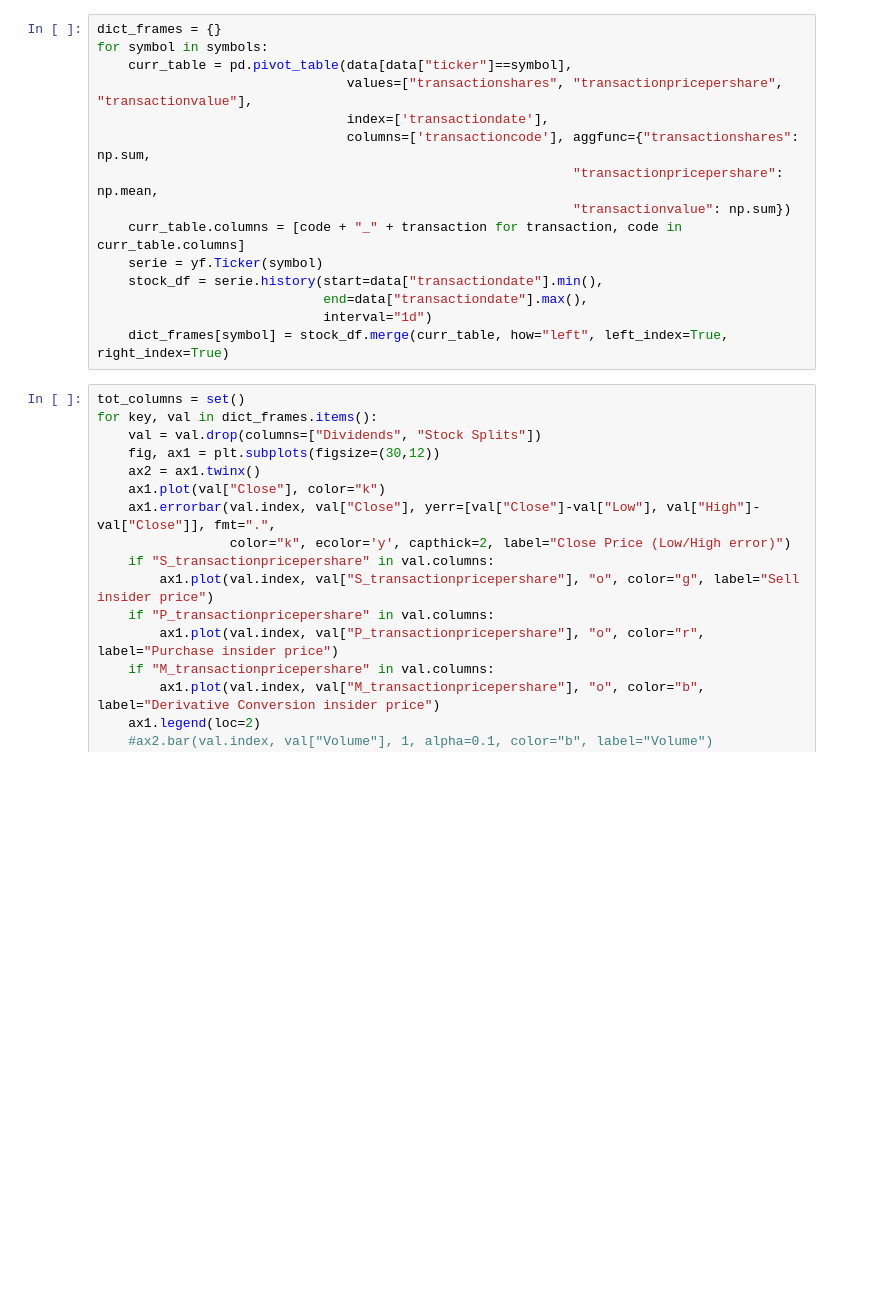
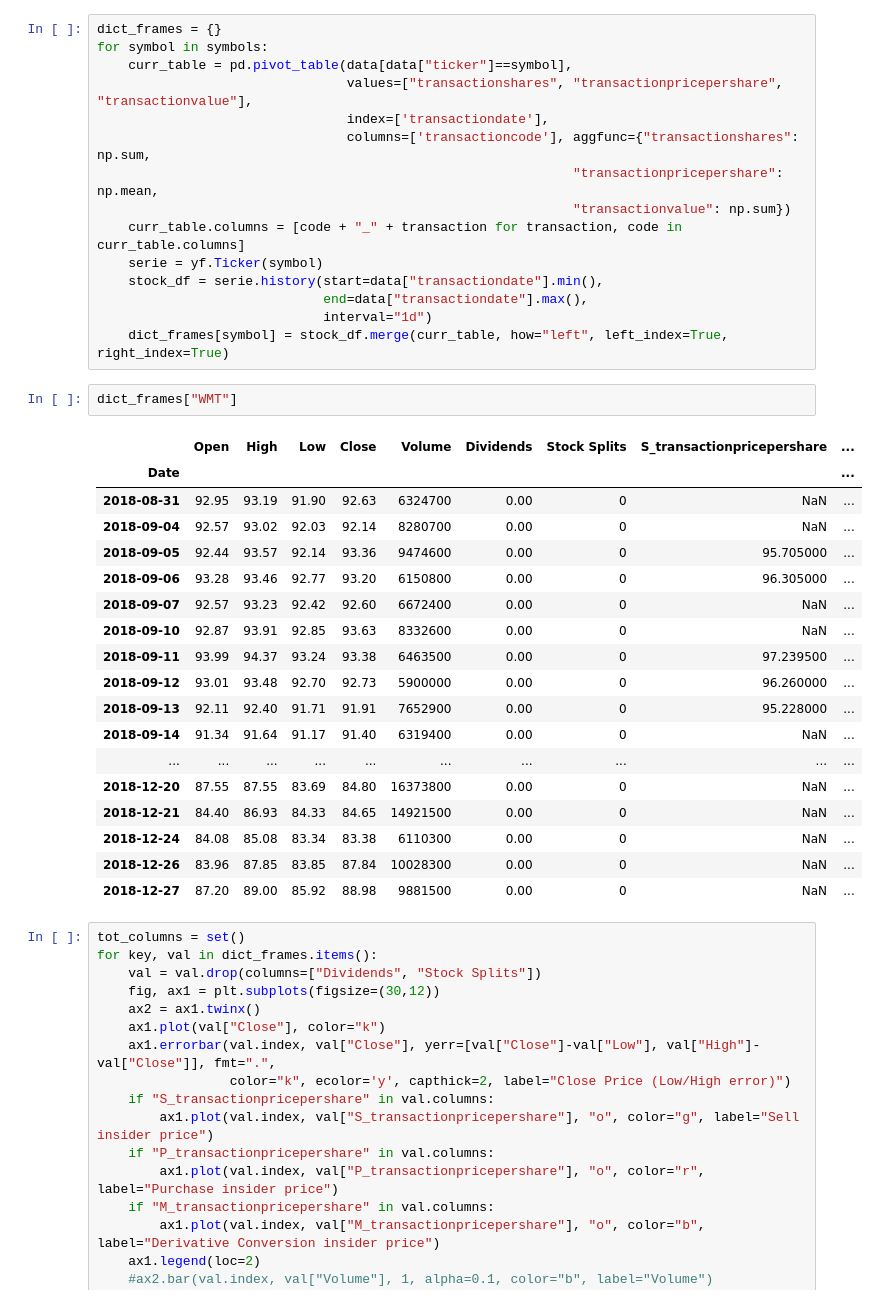
Before and after one commit to factoredai/insiderTradingAPI_v1, a Jupyter notebook: notebooks/insider_quandl.ipynb, the cells around one changed output. Drawn from its saved outputs; the diff is of its cells as text; blank space fills up the shorter version.

```diff
--- a/notebooks/insider_quandl.ipynb
+++ b/notebooks/insider_quandl.ipynb
@@ -145,6 +145,27 @@ for symbol in symbols:
                              end=data["transactiondate"].max(),
                              interval="1d")
     dict_frames[symbol] = stock_df.merge(curr_table, how="left", left_index=True, right_index=True)
+# %%
+dict_frames["WMT"]
+# %% [output]
+|  | Open | High | Low | Close | Volume | Dividends | Stock Splits | S_transactionpricepershare | ... |
+| Date |  |  |  |  |  |  |  |  | ... |
+| 2018-08-31 | 92.95 | 93.19 | 91.90 | 92.63 | 6324700 | 0.00 | 0 | NaN | ... |
+| 2018-09-04 | 92.57 | 93.02 | 92.03 | 92.14 | 8280700 | 0.00 | 0 | NaN | ... |
+| 2018-09-05 | 92.44 | 93.57 | 92.14 | 93.36 | 9474600 | 0.00 | 0 | 95.705000 | ... |
+| 2018-09-06 | 93.28 | 93.46 | 92.77 | 93.20 | 6150800 | 0.00 | 0 | 96.305000 | ... |
+| 2018-09-07 | 92.57 | 93.23 | 92.42 | 92.60 | 6672400 | 0.00 | 0 | NaN | ... |
+| 2018-09-10 | 92.87 | 93.91 | 92.85 | 93.63 | 8332600 | 0.00 | 0 | NaN | ... |
+| 2018-09-11 | 93.99 | 94.37 | 93.24 | 93.38 | 6463500 | 0.00 | 0 | 97.239500 | ... |
+| 2018-09-12 | 93.01 | 93.48 | 92.70 | 92.73 | 5900000 | 0.00 | 0 | 96.260000 | ... |
+| 2018-09-13 | 92.11 | 92.40 | 91.71 | 91.91 | 7652900 | 0.00 | 0 | 95.228000 | ... |
+| 2018-09-14 | 91.34 | 91.64 | 91.17 | 91.40 | 6319400 | 0.00 | 0 | NaN | ... |
+| ... | ... | ... | ... | ... | ... | ... | ... | ... | ... |
+| 2018-12-20 | 87.55 | 87.55 | 83.69 | 84.80 | 16373800 | 0.00 | 0 | NaN | ... |
+| 2018-12-21 | 84.40 | 86.93 | 84.33 | 84.65 | 14921500 | 0.00 | 0 | NaN | ... |
+| 2018-12-24 | 84.08 | 85.08 | 83.34 | 83.38 | 6110300 | 0.00 | 0 | NaN | ... |
+| 2018-12-26 | 83.96 | 87.85 | 83.85 | 87.84 | 10028300 | 0.00 | 0 | NaN | ... |
+| 2018-12-27 | 87.20 | 89.00 | 85.92 | 88.98 | 9881500 | 0.00 | 0 | NaN | ... |
 # %%
 tot_columns = set()
 for key, val in dict_frames.items():
```
Also changed, not shown: 2 other files.
